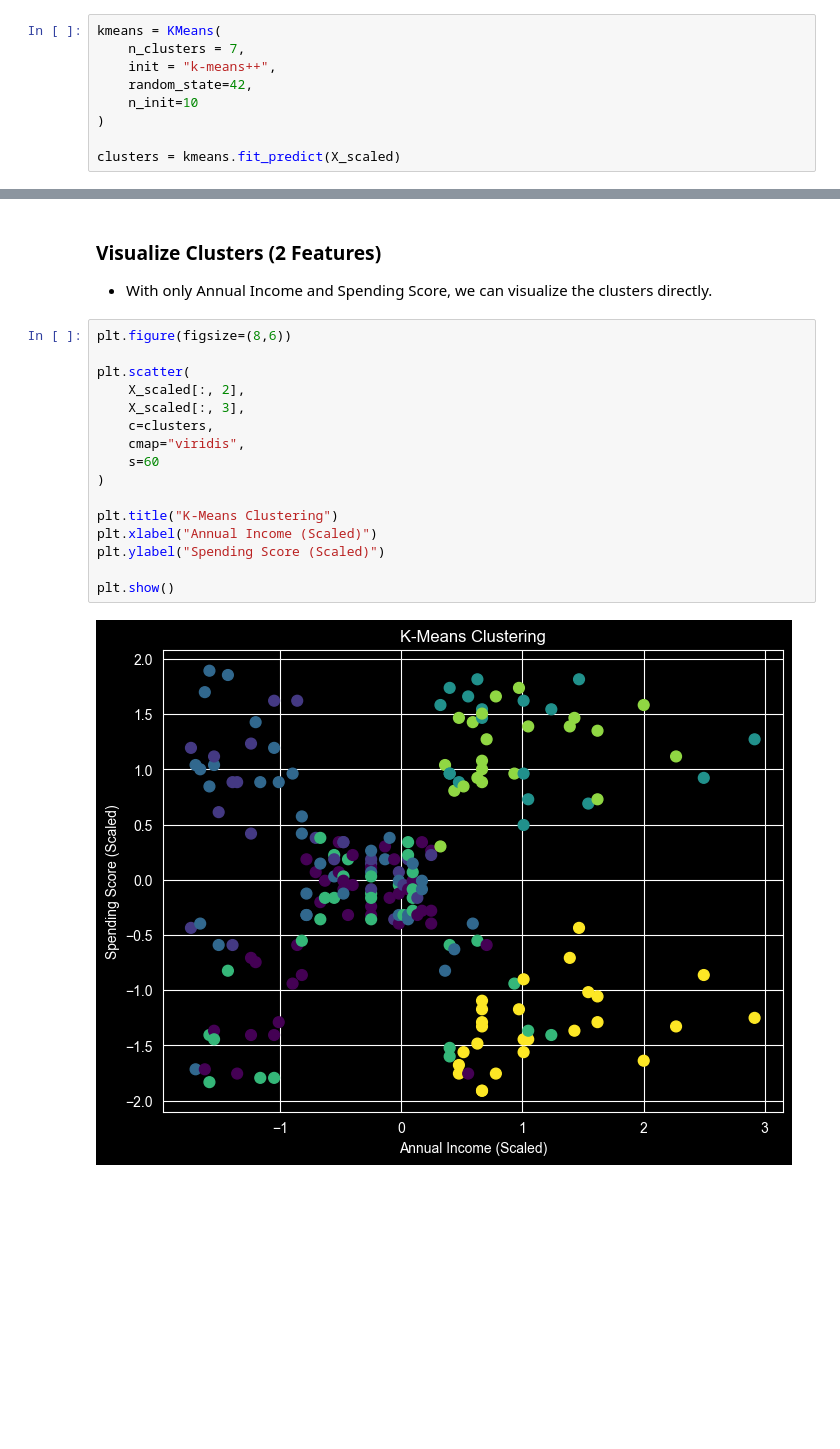
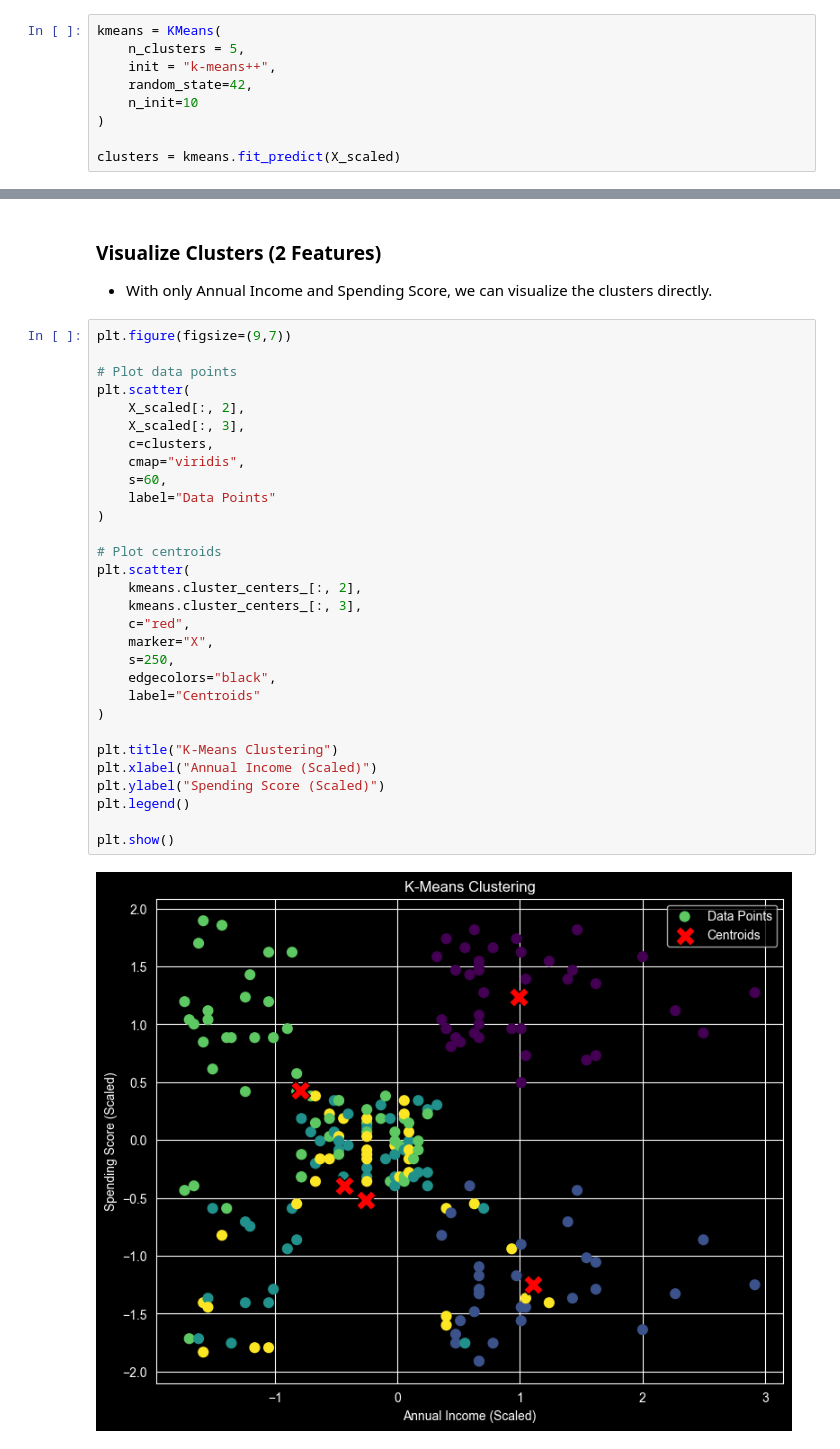
Before and after one commit to Jaydeep2020/AI-ML_Sculptsoft, a Jupyter notebook: 30-06-2026-XGBoost-Regressor-Classification-Hyperparameters/k_mean_clustering.ipynb, the cells around one changed output, grey strips where cells are left out. Saved outputs shown, nothing was run; the diff lists cells and outputs as text; blank space fills up the shorter version.

Commit message:
Clustering Algorithm

```diff
--- a/30-06-2026-XGBoost-Regressor-Classification-Hyperparameters/k_mean_clustering.ipynb
+++ b/30-06-2026-XGBoost-Regressor-Classification-Hyperparameters/k_mean_clustering.ipynb
@@ -228,7 +228,7 @@ plt.show()
 ### Train model for finding clusters (similar groups)
 # %%
 kmeans = KMeans(
-    n_clusters = 7,
+    n_clusters = 5,
     init = "k-means++",
     random_state=42,
     n_init=10
@@ -279,20 +275,34 @@ print(centers)
 ### Visualize Clusters (2 Features)
 - With only Annual Income and Spending Score, we can visualize the clusters directly.
 # %%
-plt.figure(figsize=(8,6))
+plt.figure(figsize=(9,7))
 
+# Plot data points
 plt.scatter(
     X_scaled[:, 2],
     X_scaled[:, 3],
     c=clusters,
     cmap="viridis",
-    s=60
+    s=60,
+    label="Data Points"
+)
+
+# Plot centroids
+plt.scatter(
+    kmeans.cluster_centers_[:, 2],
+    kmeans.cluster_centers_[:, 3],
+    c="red",
+    marker="X",
+    s=250,
+    edgecolors="black",
+    label="Centroids"
 )
 
 plt.title("K-Means Clustering")
 plt.xlabel("Annual Income (Scaled)")
 plt.ylabel("Spending Score (Scaled)")
+plt.legend()
 
 plt.show()
 # %% [output]
-[figure, old version]
+[figure, new version]
```
Also changed, not shown: parts of 3 cells of this notebook, 3 other files.
